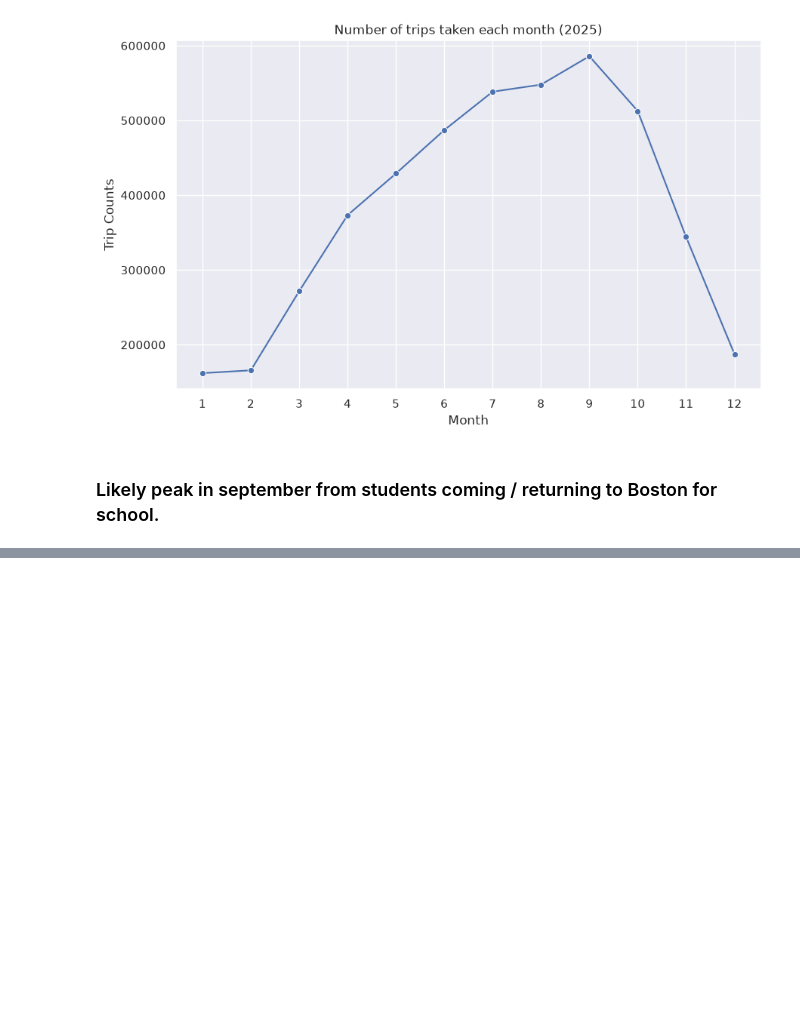
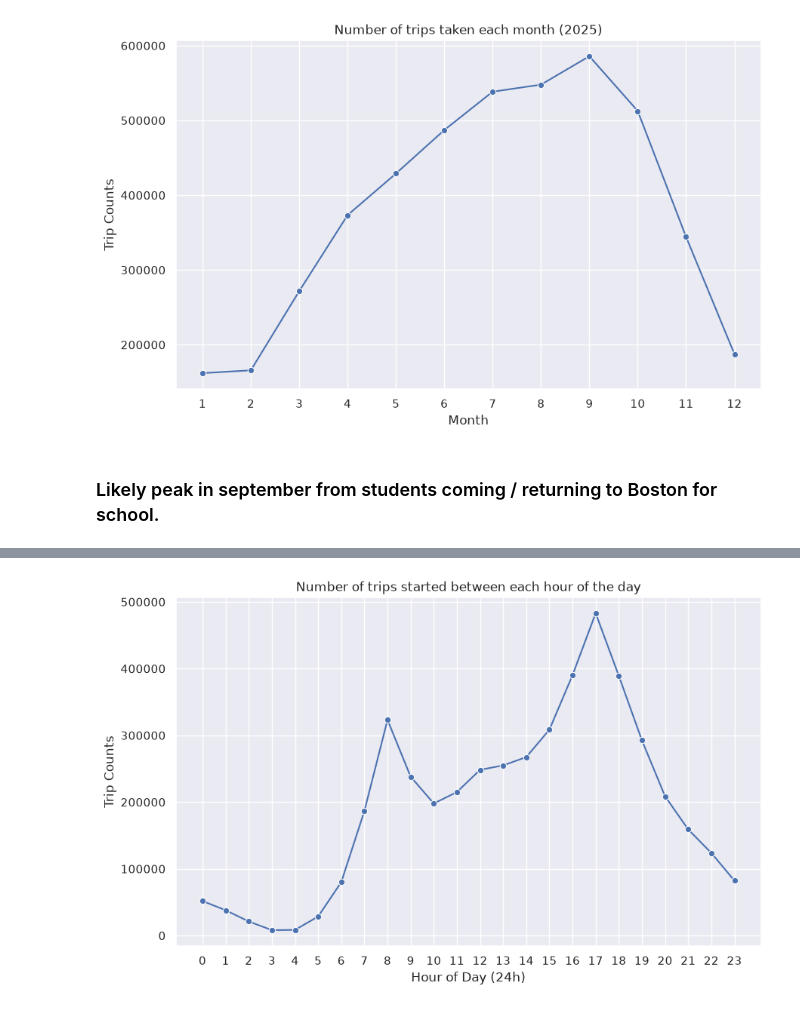
Before and after one commit to huck1ns/BlueBike_DS_Project, a Jupyter notebook: BlueBike_Notebook.ipynb, the cells around one changed output, grey strips where cells are left out. Cells and saved outputs as stored; diff of their text form; code cells hidden in the pictures; blank space fills up the shorter version.

```diff
--- a/BlueBike_Notebook.ipynb
+++ b/BlueBike_Notebook.ipynb
@@ -279,3 +309,8 @@ len(combined)
 # %%
-len(combined)-len(point_to_point)
+trips_by_hour = (
+    combined.groupby(combined['started_at'].dt.hour)
+            .size()
+            .rename('trips')
+)
+print(trips_by_hour)
 # %% [output]
@@ -282,0 +334,11 @@ len(combined)-len(point_to_point)
+# %%
+plt.figure(figsize=(10, 6))
+sns.lineplot(x=trips_by_hour.index, y=trips_by_hour.values, marker='o')
+
+plt.xlabel('Hour of Day (24h)')
+plt.ylabel('Trip Counts')
+plt.title('Number of trips started between each hour of the day')
+plt.xticks(range(0, 24))
+plt.show()
+# %% [output]
+[figure, added]
```
Also changed, not shown: parts of 7 cells of this notebook.
